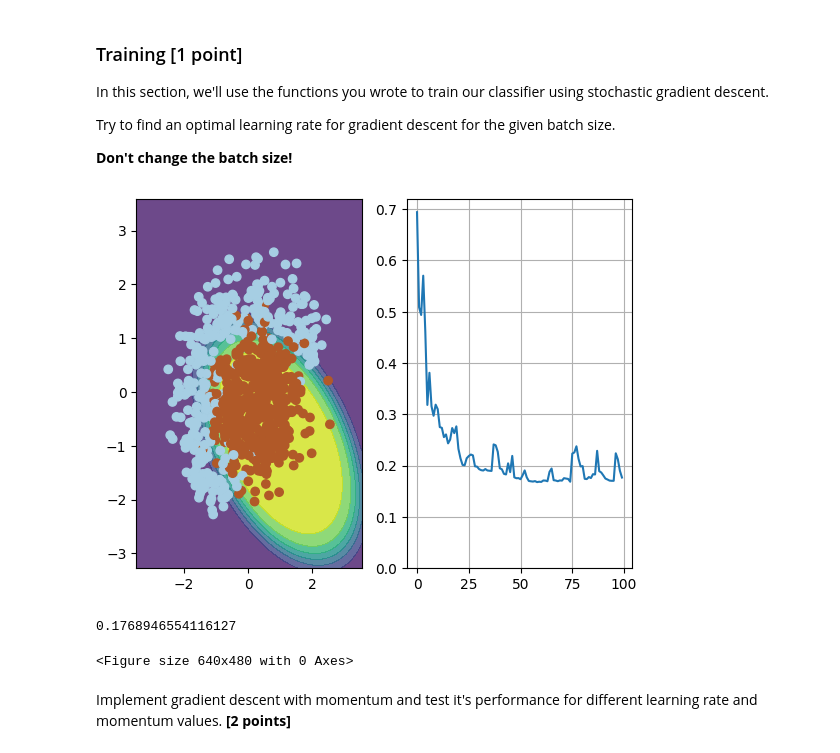
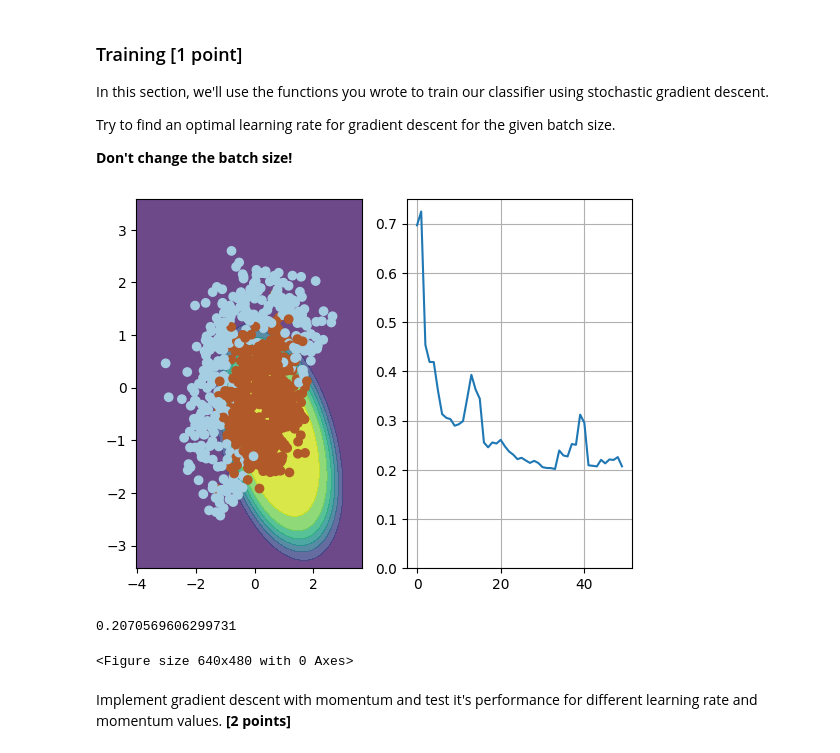
Before and after one commit to Kumokage/Practical_DL, a Jupyter notebook: week01_backprop/adaptive_sgd.ipynb, the cells around one changed output. Cells and saved outputs as stored; diff of their text form; code cells hidden in the pictures.

```diff
--- a/week01_backprop/adaptive_sgd.ipynb
+++ b/week01_backprop/adaptive_sgd.ipynb
@@ -218,25 +218,25 @@ Try to find an optimal learning rate for gradient descent for the given batch si
 # %%
 w = np.array([0,0,0,0,0,1])
 
 
 alpha = 1
 
-n_iter = 100
+n_iter = 50
 batch_size = 4
 loss = np.zeros(n_iter)
 plt.figure(figsize=(12,5))
 for i in range(n_iter):
     ind = np.random.choice(X.shape[0], batch_size)
     loss[i] = compute_loss(X, y, w)
     visualize(X[ind,:], y[ind], w, loss)
 
     w = w - alpha * compute_grad(X[ind,:], y[ind], w)
 visualize(X, y, w, loss)
 plt.clf()
 print(loss[-1])
 # %% [output]
-[figure, old version]
+[figure, new version]
-0.1768946554116127
+0.2070569606299731
 <Figure size 640x480 with 0 Axes>
 # %% [markdown]
 Implement gradient descent with momentum and test it's performance for different learning rate and momentum values. __[2 points]__
```
Also changed, not shown: parts of 7 cells of this notebook.
